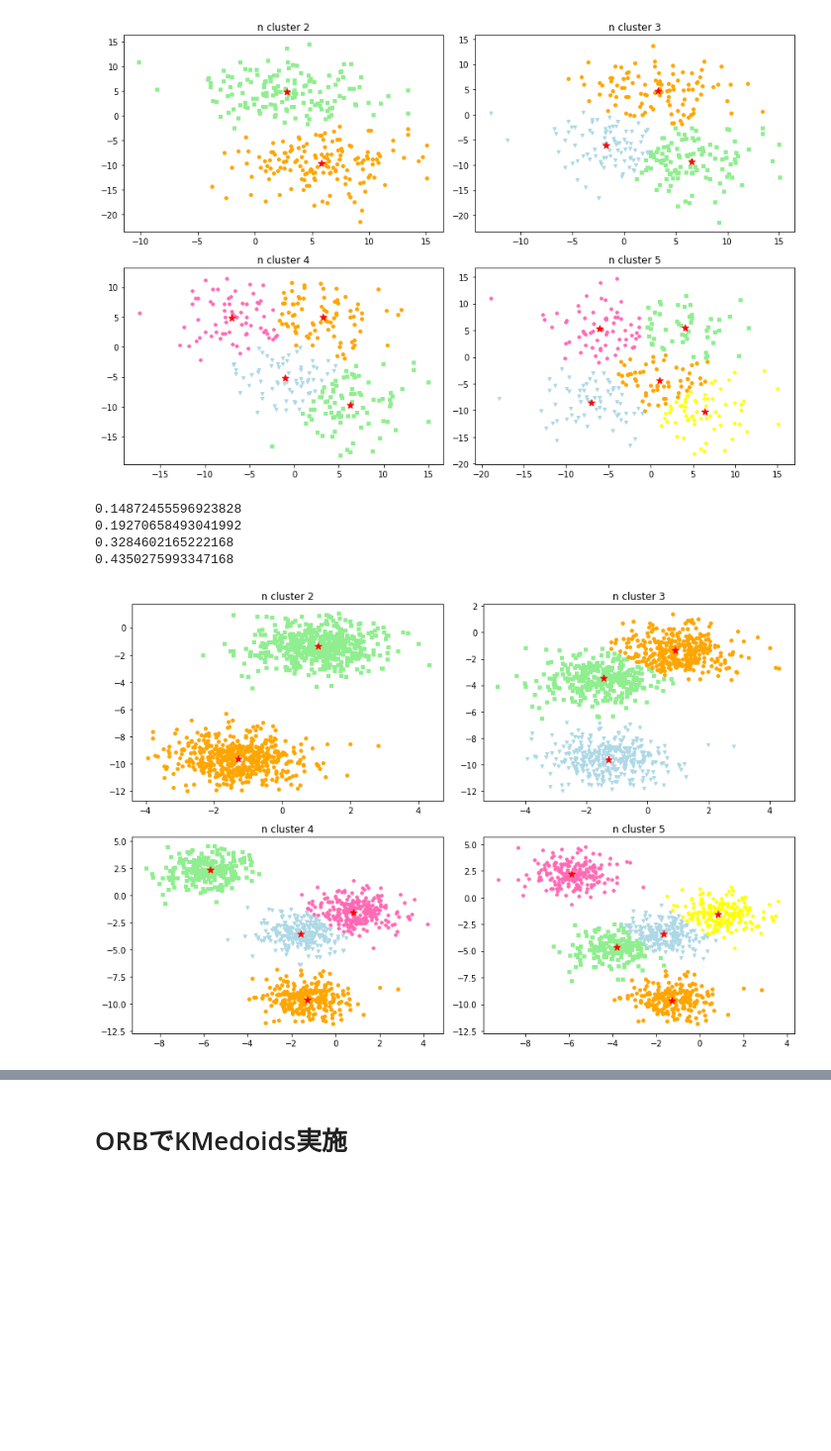
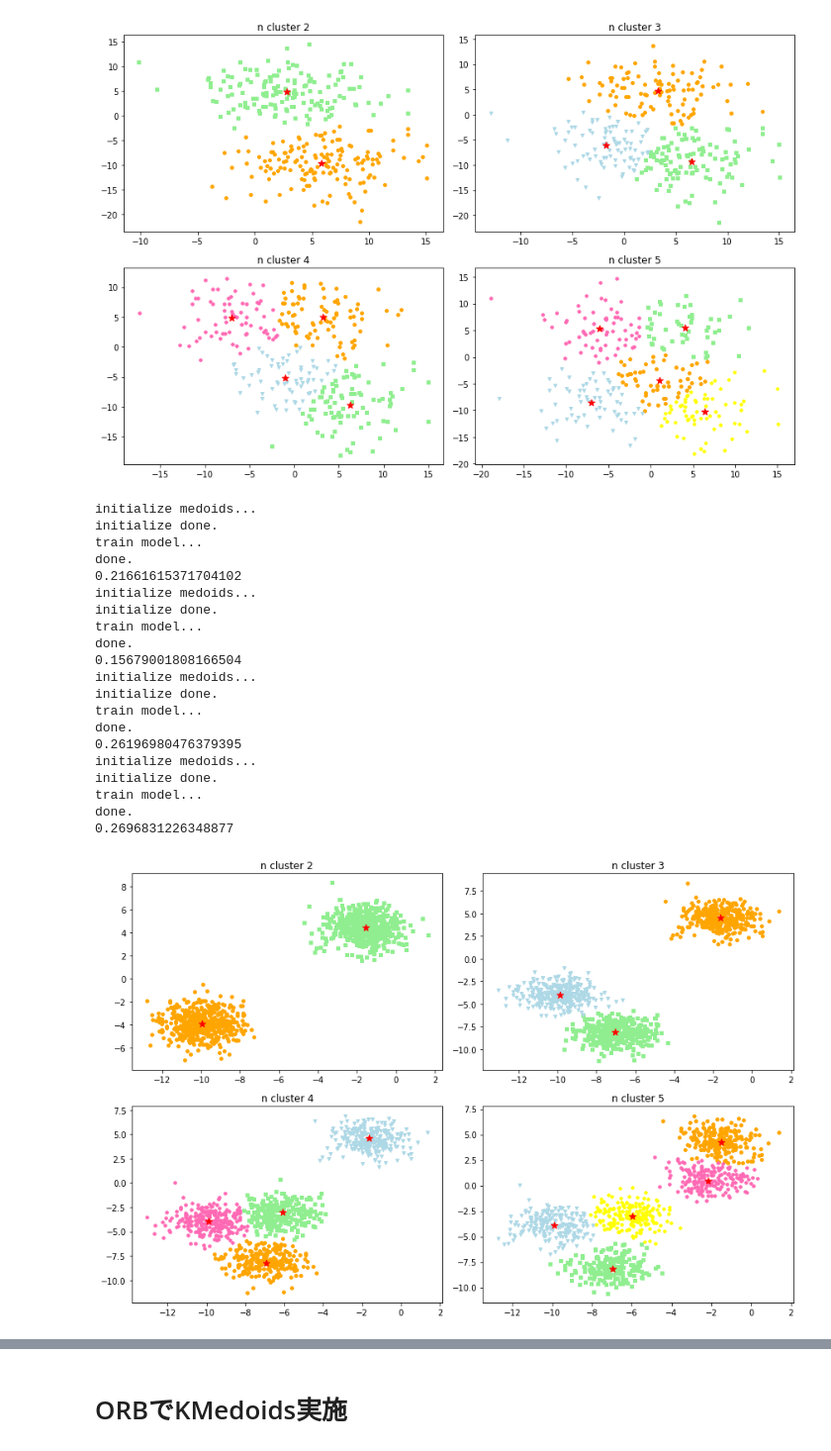
Before and after one commit to gco46/comist, a Jupyter notebook: feature/feature_ext_test.ipynb, the cells around one changed output, grey strips where cells are left out. Shown at 99% size. Cells and saved outputs as stored; diff of their text form; code cells hidden in the pictures; blank space fills up the shorter version.

```diff
--- a/feature/feature_ext_test.ipynb
+++ b/feature/feature_ext_test.ipynb
@@ -308,42 +308,57 @@ for plot_num, n_cluster in enumerate(n_clusters):
                                 centers=n_cluster,
                                 cluster_std=1.0,
                                 shuffle=True,
-                                random_state=2)
+                                random_state=1)
 #     ss = StandardScaler()
 #     ms = MinMaxScaler()
 #     x_data = ss.fit_transform(x_data)
 #     x_data = ms.fit_transform(x_data)
     km = KMedoids(n_clusters=n_cluster, init_search=5, mem_save=True)
 
     start = time.time()
     km.fit(x_data)
     erapsed = time.time() - start
     print(erapsed)
     predicted_labels = km.labels
     medoids = km.medoids
-    medoids = x_data[medoids, :]
 
     plt.subplot(2, 2, plot_num+1)
     for i, label in enumerate(sorted(np.unique(predicted_labels))):
         plt.scatter(x_data[predicted_labels==label, 0],
                     x_data[predicted_labels==label, 1],
                     c=colors[i],
                     marker=markers[i],
                     s=15)
 
     plt.scatter(medoids[:, 0],
                 medoids[:, 1],
                 c='red',
                 marker='*',
                 s=70)
 
     plt.title('n cluster '+str(n_cluster))
 
 plt.tight_layout()
 plt.show()
 # %% [output]
-0.14872455596923828
-0.19270658493041992
-0.3284602165222168
-0.4350275993347168
+initialize medoids...
+initialize done.
+train model...
+done.
+0.21661615371704102
+initialize medoids...
+initialize done.
+train model...
+done.
+0.15679001808166504
+initialize medoids...
+initialize done.
+train model...
+done.
+0.26196980476379395
+initialize medoids...
+initialize done.
+train model...
+done.
+0.2696831226348877
-[figure, old version]
+[figure, new version]
```
Also changed, not shown: parts of 1 cell of this notebook, 1 other file.
